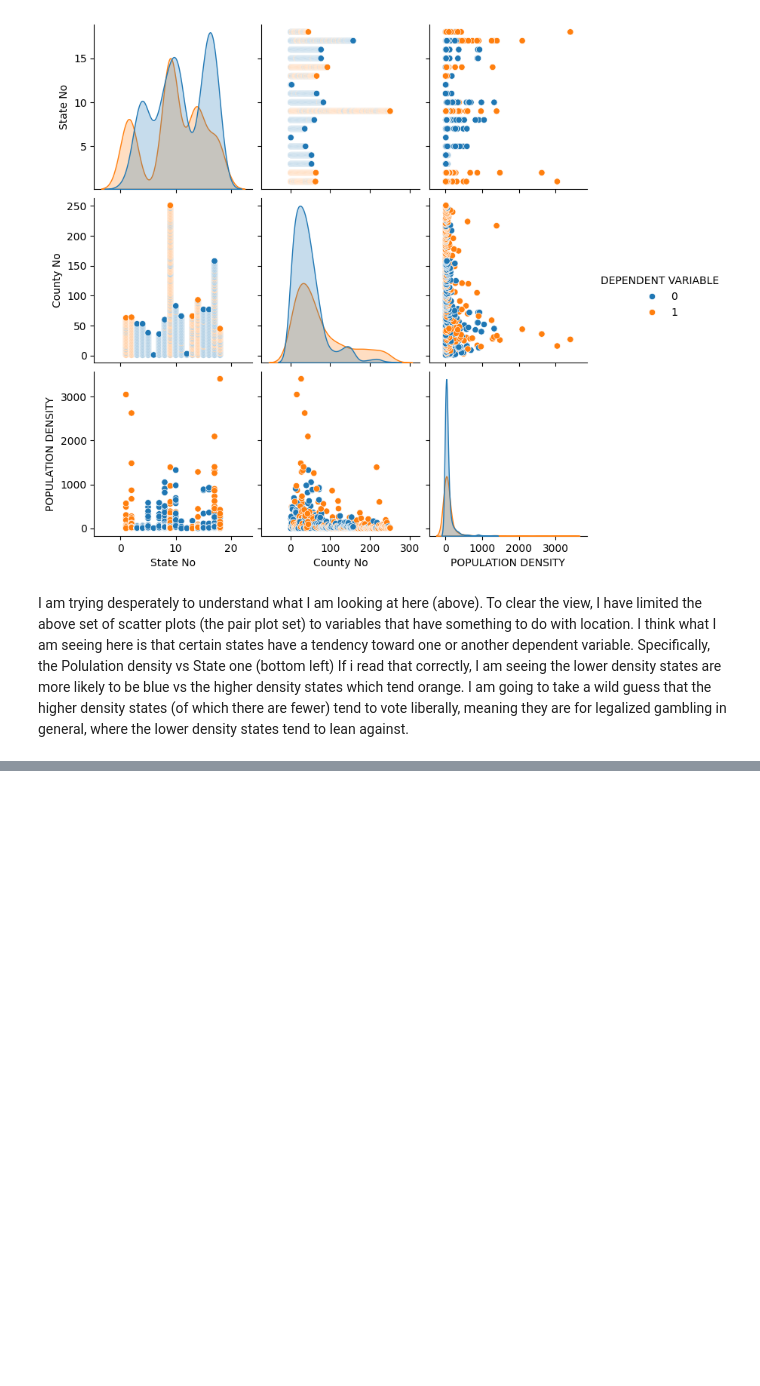
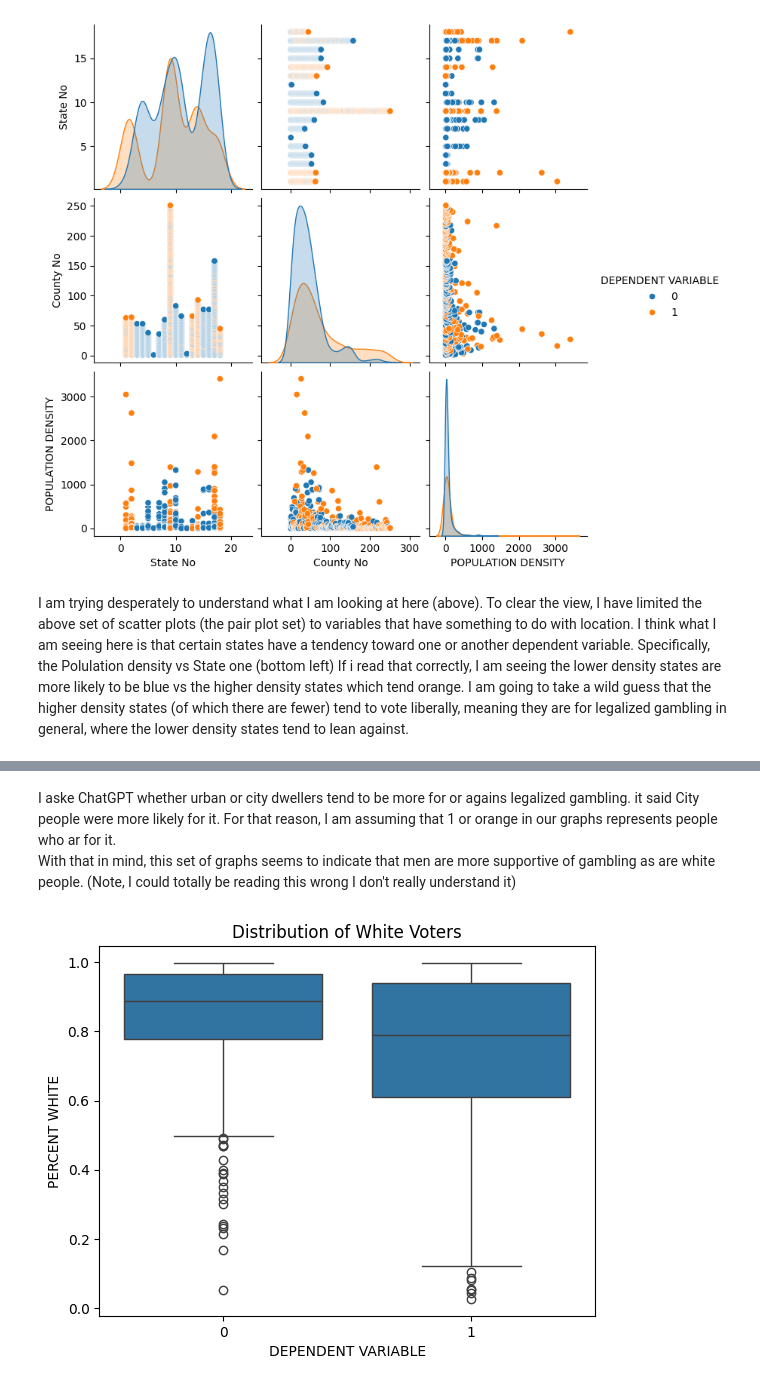
Before and after one commit to dallascaley/Business-Intelligence, a Jupyter notebook: Colab Notebooks/IS470_Assignment02.ipynb, the cells around one changed output, grey strips where cells are left out. Cells and saved outputs as stored; diff of their text form; code cells hidden in the pictures; blank space fills up the shorter version.

```diff
--- a/Colab Notebooks/IS470_Assignment02.ipynb
+++ b/Colab Notebooks/IS470_Assignment02.ipynb
@@ -343,0 +360,9 @@ I am trying desperately to understand what I am looking at here (above).  To cle
+# %% [markdown]
+I aske ChatGPT whether urban or city dwellers tend to be more for or agains legalized gambling.  it said City people were more likely for it.  For that reason, I am assuming that 1 or orange in our graphs represents people who ar for it.<br/>With that in mind, this set of graphs seems to indicate that men are more supportive of gambling as are white people.  (Note, I could totally be reading this wrong I don't really understand it)
+# %%
+# I am curious about the breakdown of opinions between black vs white voters
+snsplot = sns.boxplot(data=eval_set, x='DEPENDENT VARIABLE', y='PERCENT WHITE')
+snsplot.set_title('Distribution of White Voters')
+plt.show()
+# %% [output]
+[figure, added]
```
Also changed, not shown: parts of 5 cells of this notebook.
